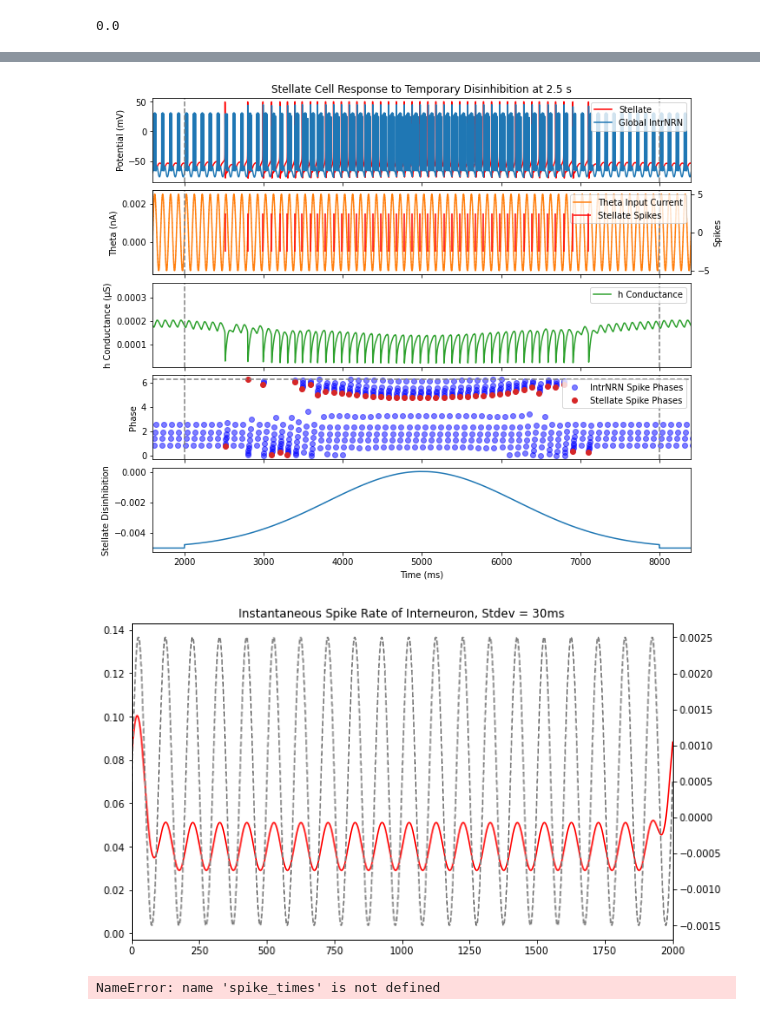
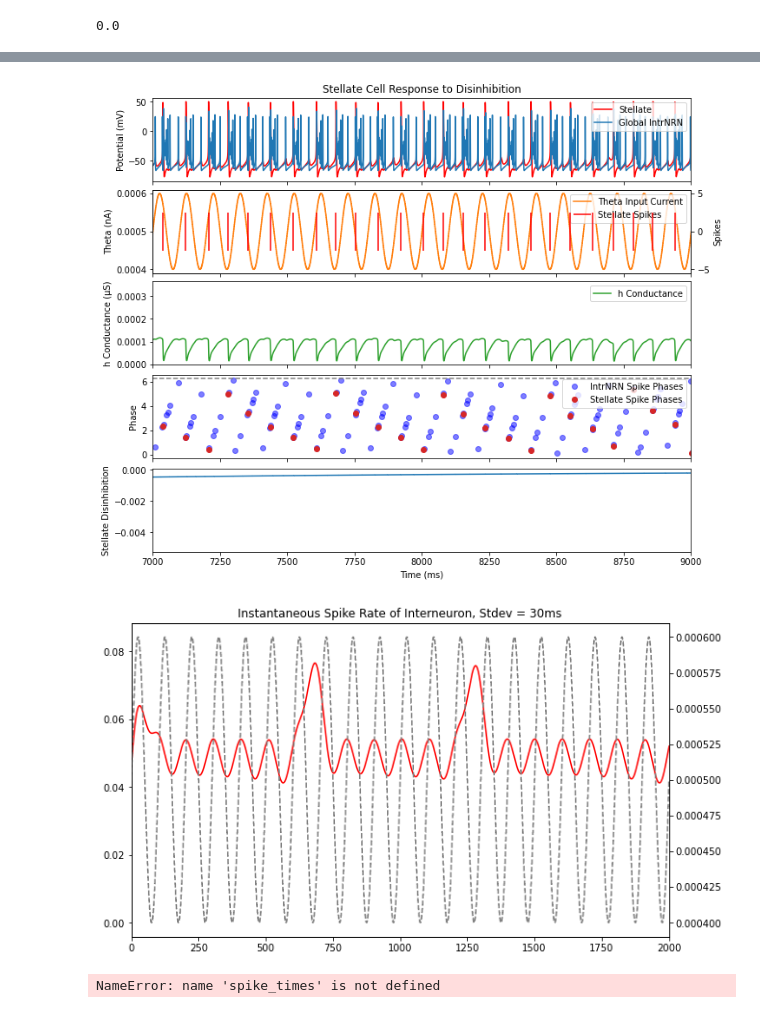
Before and after one commit to tiny-infinity/GridCellsTheta, a Jupyter notebook: amitabha_bose.ipynb, the cells around one changed output, grey strips where cells are left out. Cells and saved outputs as stored; diff of their text form; code cells hidden in the pictures.

```diff
--- a/amitabha_bose.ipynb
+++ b/amitabha_bose.ipynb
@@ -25,7 +25,7 @@ global_intrnrn = interneuron_amb.Interneuron(1)
 
 gs_weight = 0.3
 gs_inh_gmax = 1e-3  # uS
-sg_weight = 1.0
+sg_weight = 2.0
 sg_exc_gmax = 5e-4  # uS
 
 nc_gs = h.NetCon(global_intrnrn.soma(0.5)._ref_v, stellate_0.inhb_syn, sec=global_intrnrn.soma)
@@ -41,7 +41,7 @@ theta_ic.dur = 1e9
 
 freq = 10
 time_ms = 20000
-osc_amp = 2e-3
+osc_amp = 1e-4
 baseline_amp = 5e-4
 
 T, num_steps = time_ms/1000, time_ms
@@ -54,9 +54,9 @@ stell_ic.dur = 1e9
 baseline_stell = -5e-3
 init_phase = np.pi/2
 
-str_input, end_input = 2000,8000
+str_input, end_input = 2000,10000
 peak_t = (end_input + str_input) / 2
-ds_inh = 5e-5
+ds_inh = -5e-5
 
 
 # ---------------- time axis ----------------
@@ -69,7 +69,7 @@ time_arr = np.arange(0, time_ms, dt)
 # ---------------- stellate input waveform ----------------
 stell_arr = np.full_like(time_arr, baseline_stell)
 
-sigma = 1200  # ms width
+sigma = 2000  # ms width
 
 dsinhb_arr = (ds_inh - baseline_stell) * np.exp(
     -(time_arr[str_input:end_input] - peak_t)**2 / (2 * sigma**2)
@@ -79,9 +79,14 @@ linear_disinhb_arr = baseline_stell + (ds_inh - baseline_stell) * (
     (time_arr[str_input:end_input] - str_input) / (end_input - str_input)
 )
 
+exp_disinhb_arr = baseline_stell + (ds_inh - baseline_stell) * (
+    1 - np.exp(-(time_arr[str_input:end_input] - str_input) / sigma)
+)
 
-stell_arr[str_input:end_input] = dsinhb_arr + baseline_stell
+
+#stell_arr[str_input:end_input] = dsinhb_arr + baseline_stell
 #stell_arr[str_input:end_input] = linear_disinhb_arr
+stell_arr[str_input:end_input] = exp_disinhb_arr
 
 stell_vec = h.Vector(stell_arr)
 stell_vec.play(stell_ic._ref_amp, h.dt)
@@ -178,7 +213,7 @@ for i in range(4):
 
 # ---- Limits ----
 for a in ax:
-    a.set_xlim(str_input - 400, end_input + 400)
+    a.set_xlim(7000,9000)
 
 # ---- Reference line ----
 ax[3].axhline(2*np.pi, color='gray', linestyle='--')
@@ -186,41 +221,41 @@ ax[3].axhline(2*np.pi, color='gray', linestyle='--')
 # ---- Labels ----
 ax[0].set_ylabel('Potential (mV)')
 ax[1].set_ylabel('Theta (nA)')
 ax01.set_ylabel('Spikes')
 ax[2].set_ylabel('h Conductance (µS)')
 ax[3].set_ylabel('Phase')
 ax[4].set_ylabel('Stellate Disinhibition')
 ax[4].set_xlabel('Time (ms)')
 
 # ---- Legends (merge ax[1] + ax01) ----
 lines1, labels1 = ax[1].get_legend_handles_labels()
 lines2, labels2 = ax01.get_legend_handles_labels()
 ax[1].legend(lines1 + lines2, labels1 + labels2, loc='upper right')
 
 ax[0].legend(loc='upper right')
 ax[2].legend(loc='upper right')
 ax[3].legend(loc='upper right')
 
 # ---- Title ----
-ax[0].set_title('Stellate Cell Response to Temporary Disinhibition at 2.5 s')
+ax[0].set_title('Stellate Cell Response to Disinhibition')
 
 # ---- Save ----
 plt.savefig(
-    'stellate_response_dsinhb_gaussian_ramp.png',
+    'stellate_response_dsinhb_exponential_ramp_1.png',
     dpi=300,
     facecolor='white',
     edgecolor='white',
     transparent=False
 )
 
 plt.show()
 # %% [output]
-[figure, old version]
+[figure, new version]
 # %%
 import analysis_utils as a_utils
 
 spike_times_intrnrn_np = np.array(spike_times_intrnrn.to_python())
-spike_rate = a_utils.instant_rate(spike_times_intrnrn_np,10000,30)
+spike_rate = a_utils.instant_rate(spike_times_intrnrn_np,20000,30)
 fig,ax = plt.subplots(figsize=(10,6))
 ax2 = ax.twinx()
 ax.plot(time_arr, spike_rate, color='red', label='Spike Rate')
@@ -229,7 +264,7 @@ plt.title("Instantaneous Spike Rate of Interneuron, Stdev = 30ms")
 plt.xlim(0,2000)
 plt.show()
 # %% [output]
-[figure, old version]
+[figure, new version]
 # %%
 fig, ax = plt.subplots(figsize=(10, 4))
 ax1 = ax.twinx()
```
Also changed, not shown: parts of 4 cells of this notebook, 2 other files.
